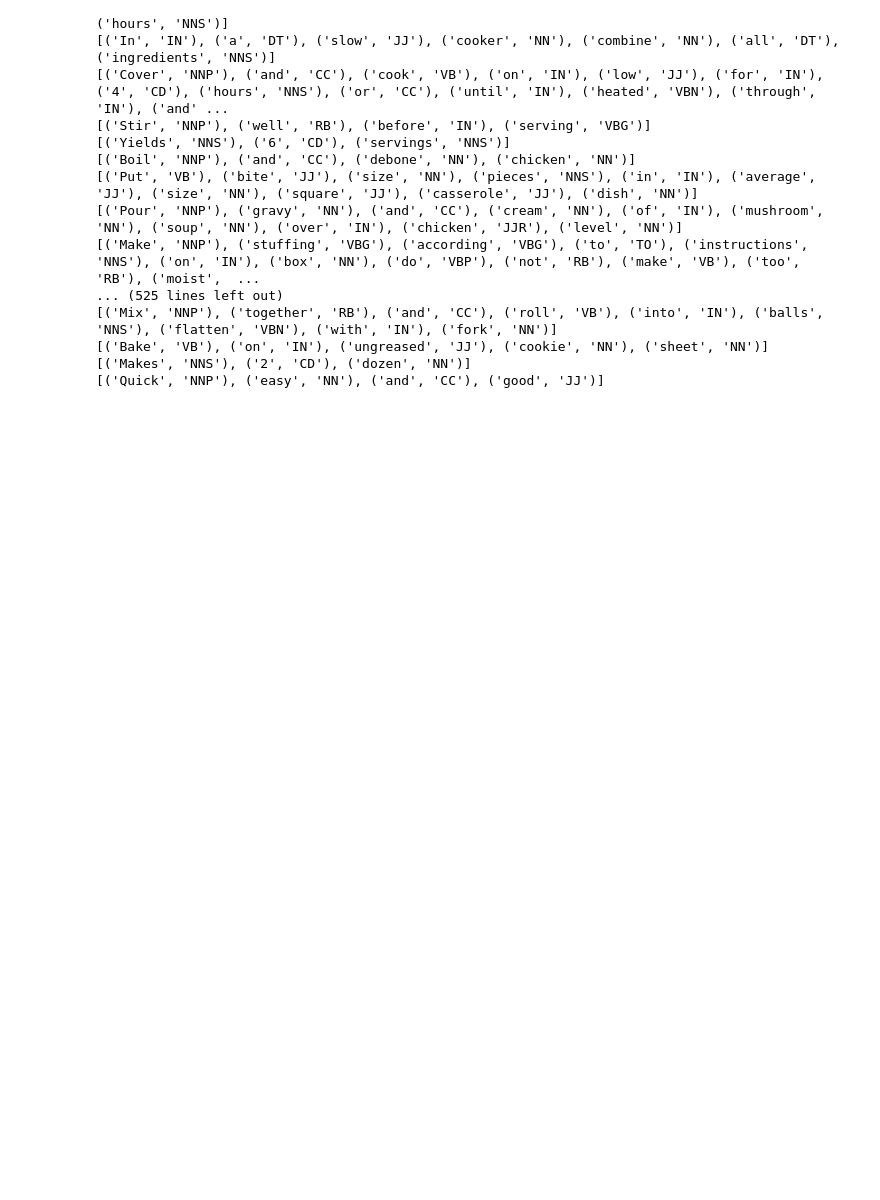
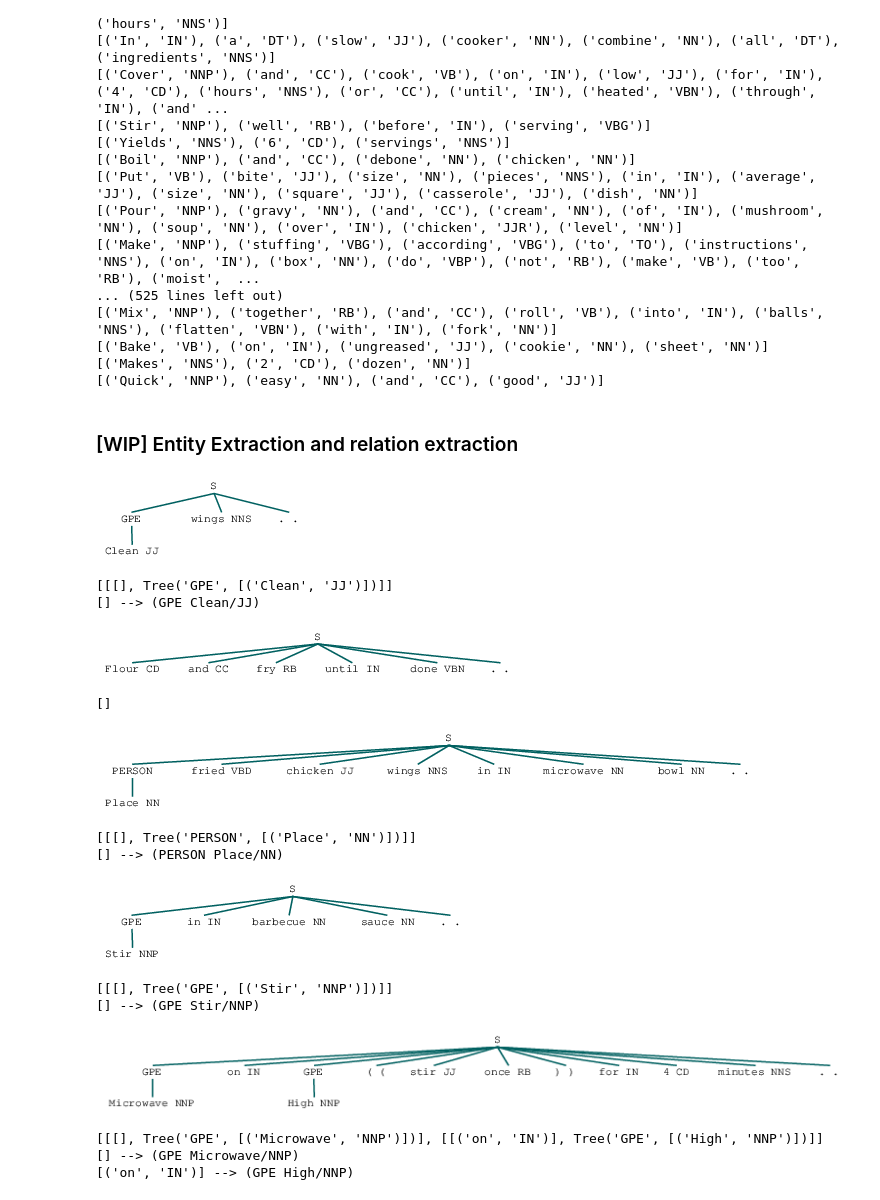
Before and after one commit to holderekt/recipe-analysis, a Jupyter notebook: src/recipe_analysis.ipynb, the cells around one changed output. Cells and saved outputs as stored; diff of their text form; code cells hidden in the pictures; blank space fills up the shorter version.

```diff
--- a/src/recipe_analysis.ipynb
+++ b/src/recipe_analysis.ipynb
@@ -240,3 +278,32 @@ for index in range(len(dataset)):
 [('Bake', 'VB'), ('on', 'IN'), ('ungreased', 'JJ'), ('cookie', 'NN'), ('sheet', 'NN')]
 [('Makes', 'NNS'), ('2', 'CD'), ('dozen', 'NN')]
 [('Quick', 'NNP'), ('easy', 'NN'), ('and', 'CC'), ('good', 'JJ')]
+# %% [markdown]
+### [WIP] Entity Extraction and relation extraction
+# %%
+example_string = dataset.iloc[11]['step']
+
+for step in example_string:
+    tpos = pos_tag(word_tokenize(step))
+    ck = ne_chunk(tpos)
+    relation = relextract.tree2semi_rel(ck)
+    display(ck)
+    print(relation)
+    for s, tree in relation:
+        print(s, "-->", tree)
+# %% [output]
+[figure, added]
+[[[], Tree('GPE', [('Clean', 'JJ')])]]
+[] --> (GPE Clean/JJ)
+[figure, added]
+[]
+[figure, added]
+[[[], Tree('PERSON', [('Place', 'NN')])]]
+[] --> (PERSON Place/NN)
+[figure, added]
+[[[], Tree('GPE', [('Stir', 'NNP')])]]
+[] --> (GPE Stir/NNP)
+[figure, added]
+[[[], Tree('GPE', [('Microwave', 'NNP')])], [[('on', 'IN')], Tree('GPE', [('High', 'NNP')])]]
+[] --> (GPE Microwave/NNP)
+[('on', 'IN')] --> (GPE High/NNP)
```
Also changed, not shown: parts of 9 cells of this notebook.
